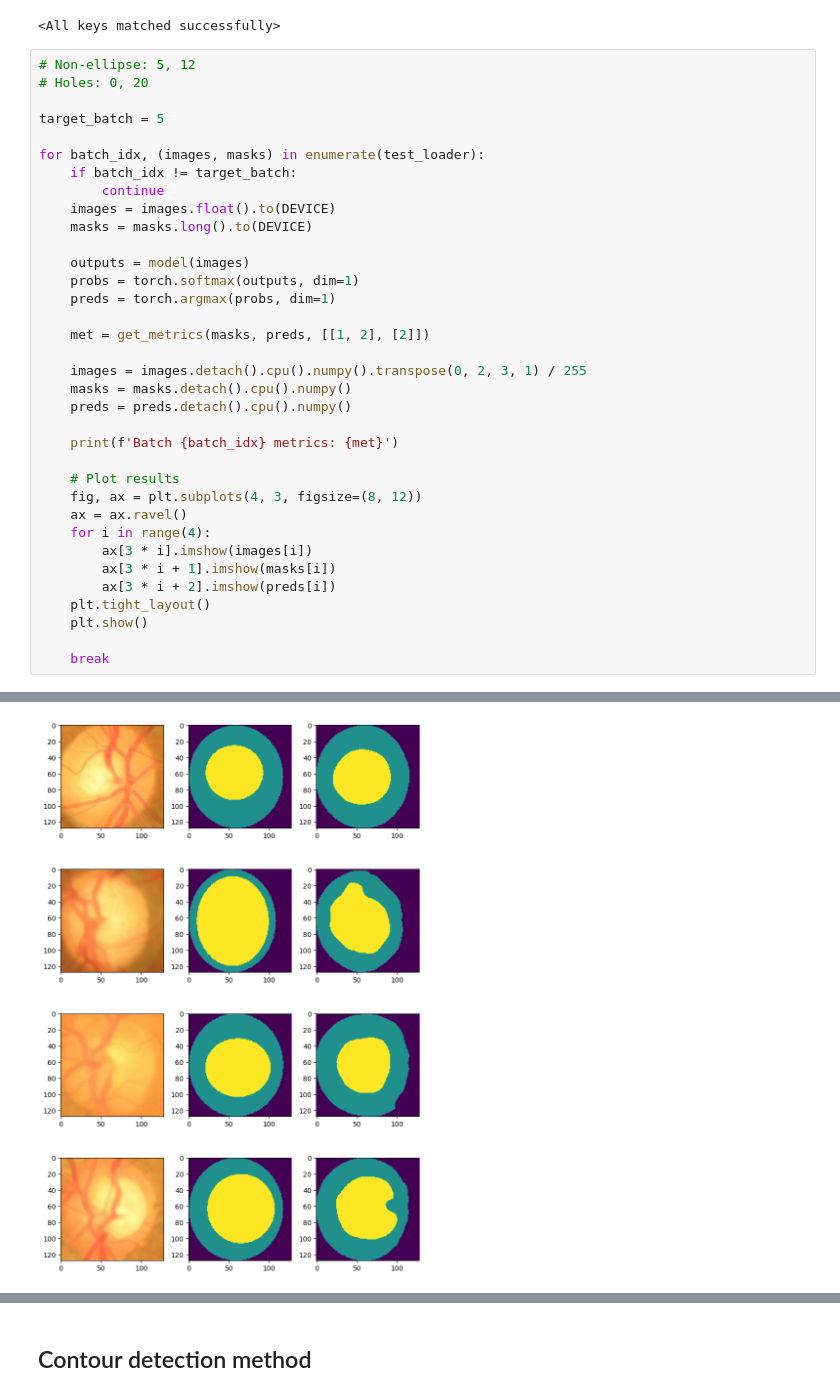
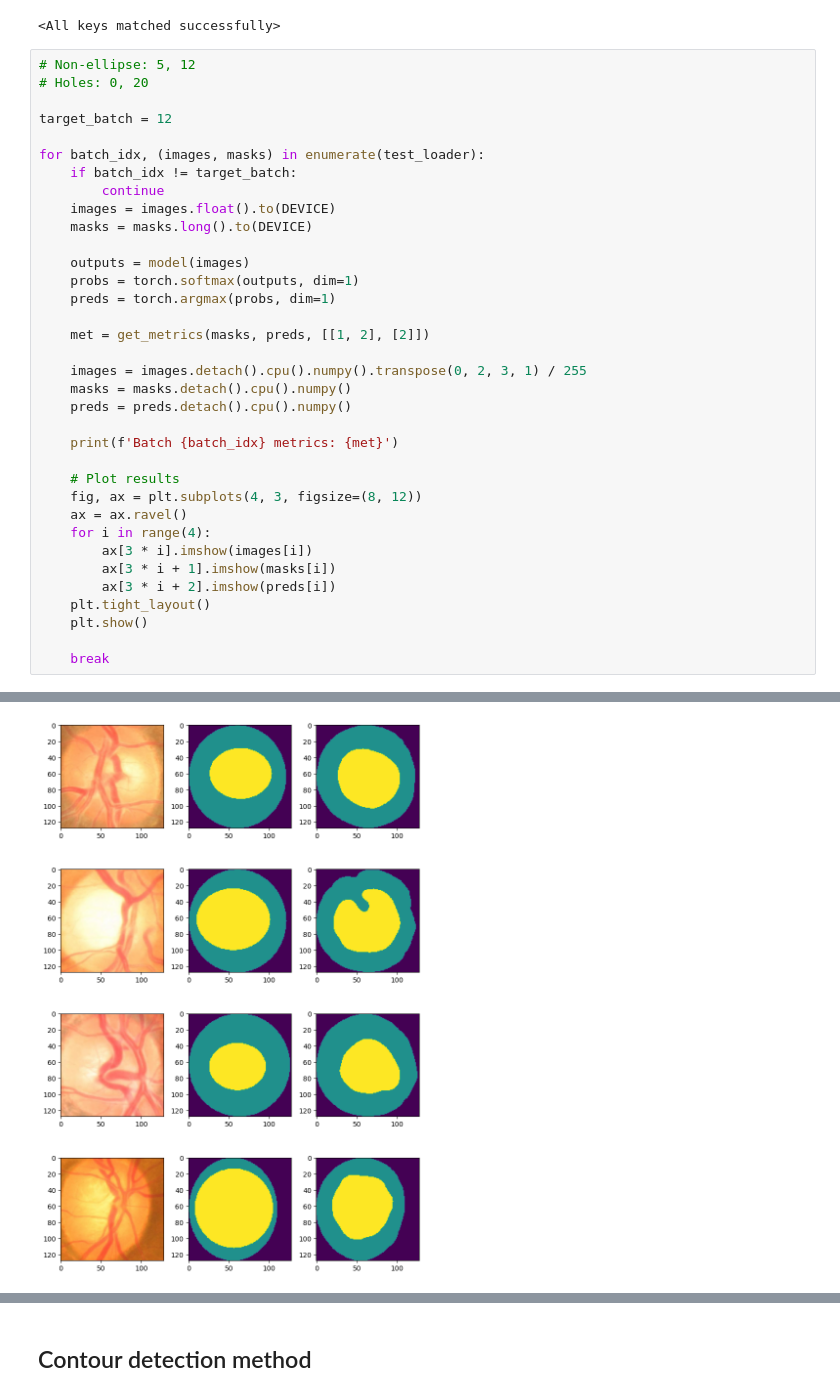
Before and after one commit to AkosKappel/DP-GlaucomaSegmentation, a Jupyter notebook: notebooks/workspace.ipynb, the cells around one changed output, grey strips where cells are left out. Drawn from its saved outputs; the diff is of its cells as text.

```diff
--- a/notebooks/workspace.ipynb
+++ b/notebooks/workspace.ipynb
@@ -315,7 +317,7 @@ model.load_state_dict(checkpoint)
 # Non-ellipse: 5, 12
 # Holes: 0, 20
 
-target_batch = 5
+target_batch = 12
 
 for batch_idx, (images, masks) in enumerate(test_loader):
     if batch_idx != target_batch:
@@ -351,4 +353,4 @@ Batch 5 metrics: {'accuracy_OD': 0.9769134521484375, 'precision_OD': 0.987557230
-[figure, old version]
+[figure, new version]
 # %%
 idx = 1
 
```
Also changed, not shown: parts of 7 cells of this notebook, 5 other files.
